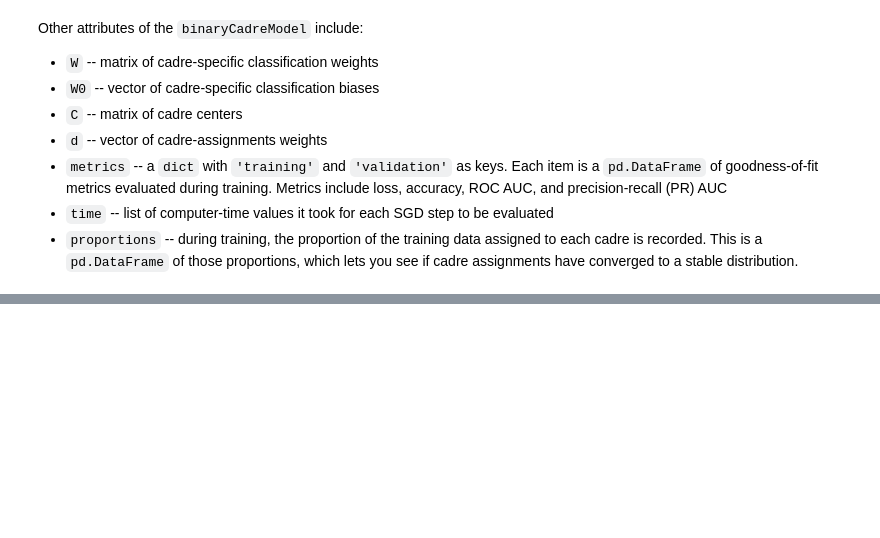
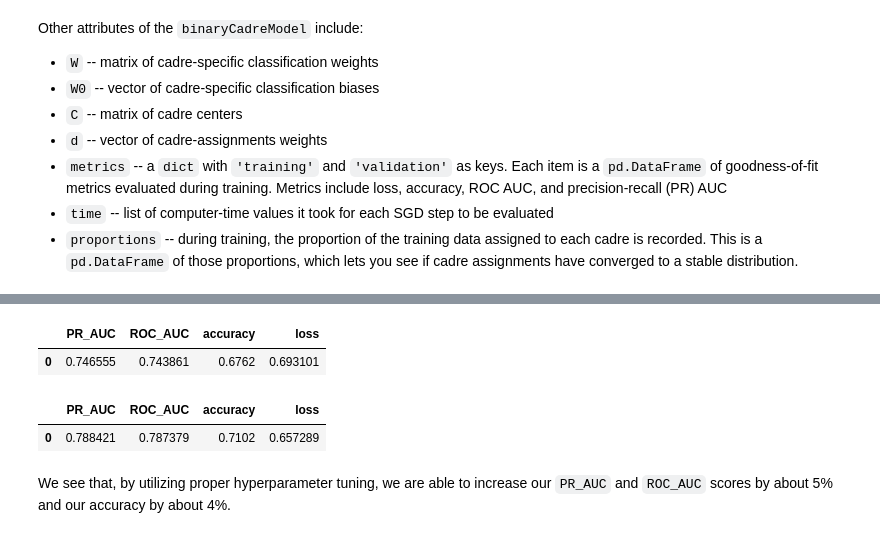
Before and after one commit to newalexander/supervised-cadres, a Jupyter notebook: examples/BinaryClassificationExample.ipynb, the cells around one changed output, grey strips where cells are left out. Cells and saved outputs as stored; diff of their text form; code cells hidden in the pictures; blank space fills up the shorter version.

```diff
--- a/examples/BinaryClassificationExample.ipynb
+++ b/examples/BinaryClassificationExample.ipynb
@@ -141,0 +263,3 @@ extracted_scores = extract_scores(results)
+# %%
+scm_best = binaryCadreModel(Tmax=20001, record=1000, eps=1e-4, lambda_W=0.001, lambda_d=0.001, M=6, gamma=1.)
+scm_best.fit(D_tr, 'target', features, features, D_va, progress=True)
@@ -141,0 +285,12 @@ extracted_scores = extract_scores(results)
+# %%
+scm.scoreMetrics(D_va)
+# %% [output]
+|  | PR_AUC | ROC_AUC | accuracy | loss |
+| 0 | 0.746555 | 0.743861 | 0.6762 | 0.693101 |
+# %%
+scm_best.scoreMetrics(D_va)
+# %% [output]
+|  | PR_AUC | ROC_AUC | accuracy | loss |
+| 0 | 0.788421 | 0.787379 | 0.7102 | 0.657289 |
+# %% [markdown]
+We see that, by utilizing proper hyperparameter tuning, we are able to increase our `PR_AUC` and `ROC_AUC` scores by about 5% and our accuracy by about 4%.
```
Also changed, not shown: parts of 16 cells of this notebook.
